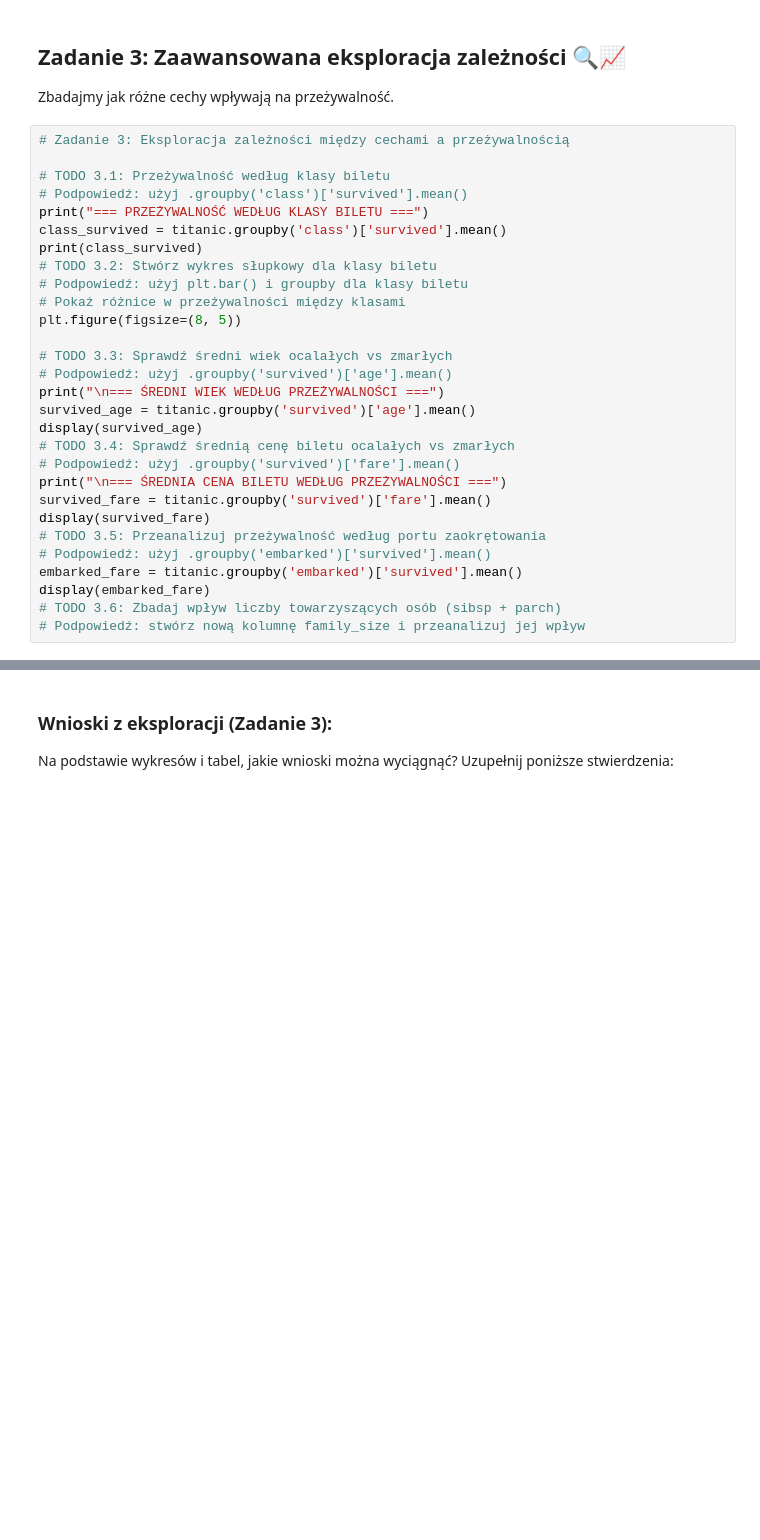
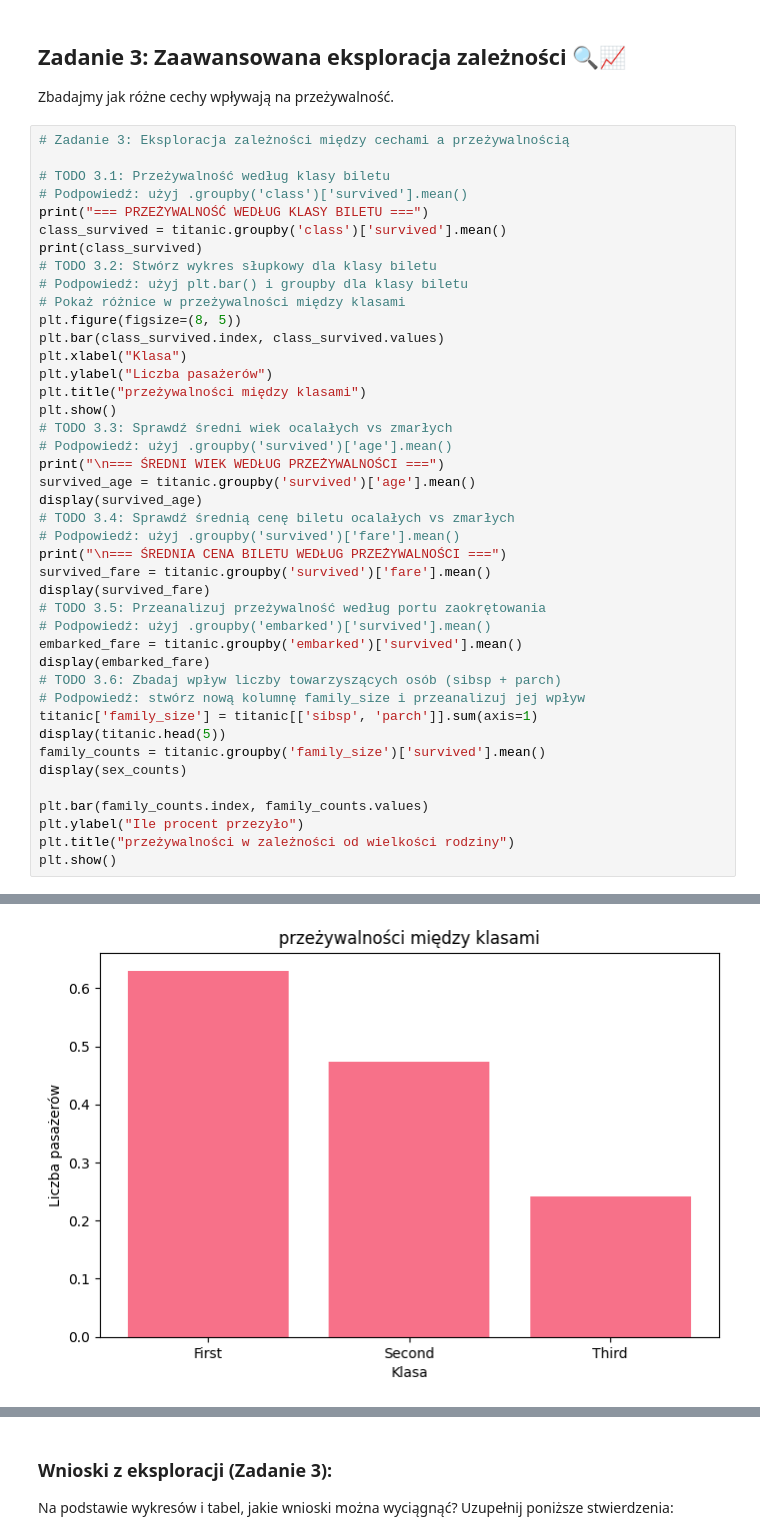
Before and after one commit to MichaMajka/codebrainers-ml-2025-08, a Jupyter notebook: 03b_Wprowadzenie_do_ML_cwiczenie.ipynb, the cells around one changed output, grey strips where cells are left out. Saved outputs shown, nothing was run; the diff lists cells and outputs as text; blank space fills up the shorter version.

```diff
--- a/03b_Wprowadzenie_do_ML_cwiczenie.ipynb
+++ b/03b_Wprowadzenie_do_ML_cwiczenie.ipynb
@@ -322,7 +322,11 @@ print(class_survived)
 # Podpowiedź: użyj plt.bar() i groupby dla klasy biletu
 # Pokaż różnice w przeżywalności między klasami
 plt.figure(figsize=(8, 5))
-
+plt.bar(class_survived.index, class_survived.values)
+plt.xlabel("Klasa")
+plt.ylabel("Liczba pasażerów")
+plt.title("przeżywalności między klasami")
+plt.show()
 # TODO 3.3: Sprawdź średni wiek ocalałych vs zmarłych
 # Podpowiedź: użyj .groupby('survived')['age'].mean()
 print("\n=== ŚREDNI WIEK WEDŁUG PRZEŻYWALNOŚCI ===")
@@ -339,6 +343,15 @@ embarked_fare = titanic.groupby('embarked')['survived'].mean()
 display(embarked_fare)
 # TODO 3.6: Zbadaj wpływ liczby towarzyszących osób (sibsp + parch)
 # Podpowiedź: stwórz nową kolumnę family_size i przeanalizuj jej wpływ
+titanic['family_size'] = titanic[['sibsp', 'parch']].sum(axis=1)
+display(titanic.head(5))
+family_counts = titanic.groupby('family_size')['survived'].mean()
+display(sex_counts)
+
+plt.bar(family_counts.index, family_counts.values)
+plt.ylabel("Ile procent przezyło")
+plt.title("przeżywalności w zależności od wielkości rodziny")
+plt.show()
 # %% [output]
 === PRZEŻYWALNOŚĆ WEDŁUG KLASY BILETU ===
 class
@@ -350,0 +362 @@ Name: survived, dtype: float64
+[figure, added]
```
Also changed, not shown: parts of 2 cells of this notebook.
